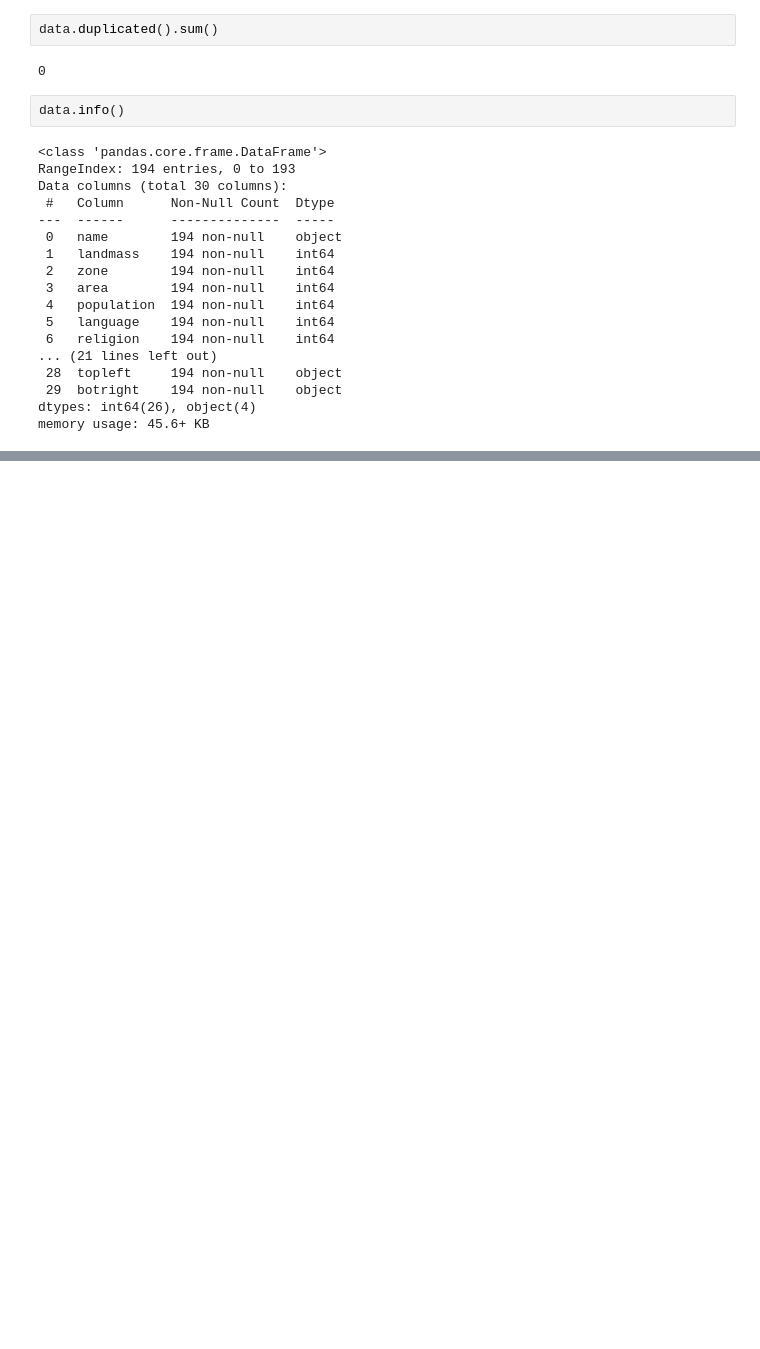
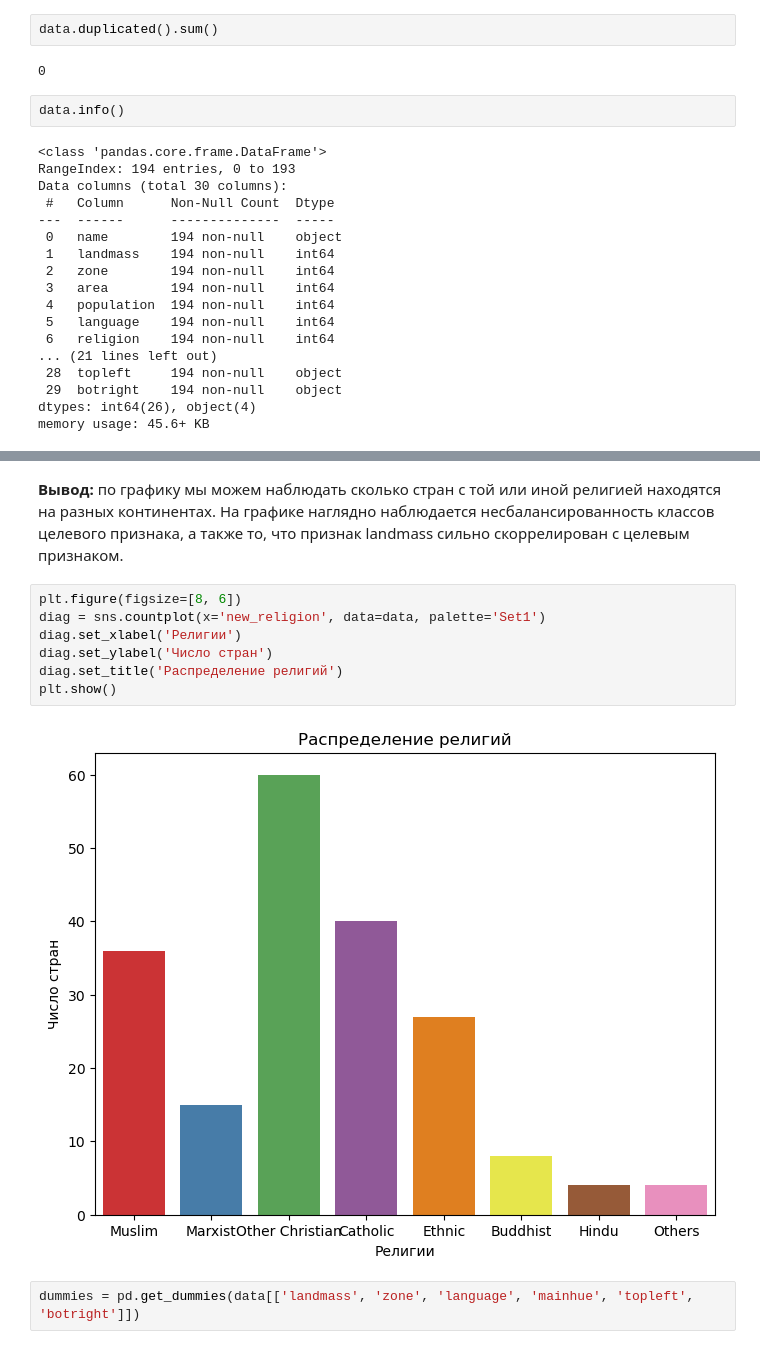
Before and after one commit to msavilov/Feature_Engineering_ML, a Jupyter notebook: 12_Final_project/final_project.ipynb, the cells around one changed output, grey strips where cells are left out. Drawn from its saved outputs; the diff is of its cells as text; blank space fills up the shorter version.

```diff
--- a/12_Final_project/final_project.ipynb
+++ b/12_Final_project/final_project.ipynb
@@ -153,0 +233,13 @@ memory usage: 45.6+ KB
+# %% [markdown]
+**Вывод:** по графику мы можем наблюдать сколько стран с той или иной религией находятся на разных континентах. На графике наглядно наблюдается несбалансированность классов целевого признака, а также то, что признак landmass сильно скоррелирован с целевым признаком.
+# %%
+plt.figure(figsize=[8, 6])
+diag = sns.countplot(x='new_religion', data=data, palette='Set1')
+diag.set_xlabel('Религии')
+diag.set_ylabel('Число стран')
+diag.set_title('Распределение религий')
+plt.show()
+# %% [output]
+[figure, added]
+# %%
+dummies = pd.get_dummies(data[['landmass', 'zone', 'language', 'mainhue', 'topleft', 'botright']])
```
Also changed, not shown: parts of 56 cells of this notebook, 1 other file.
